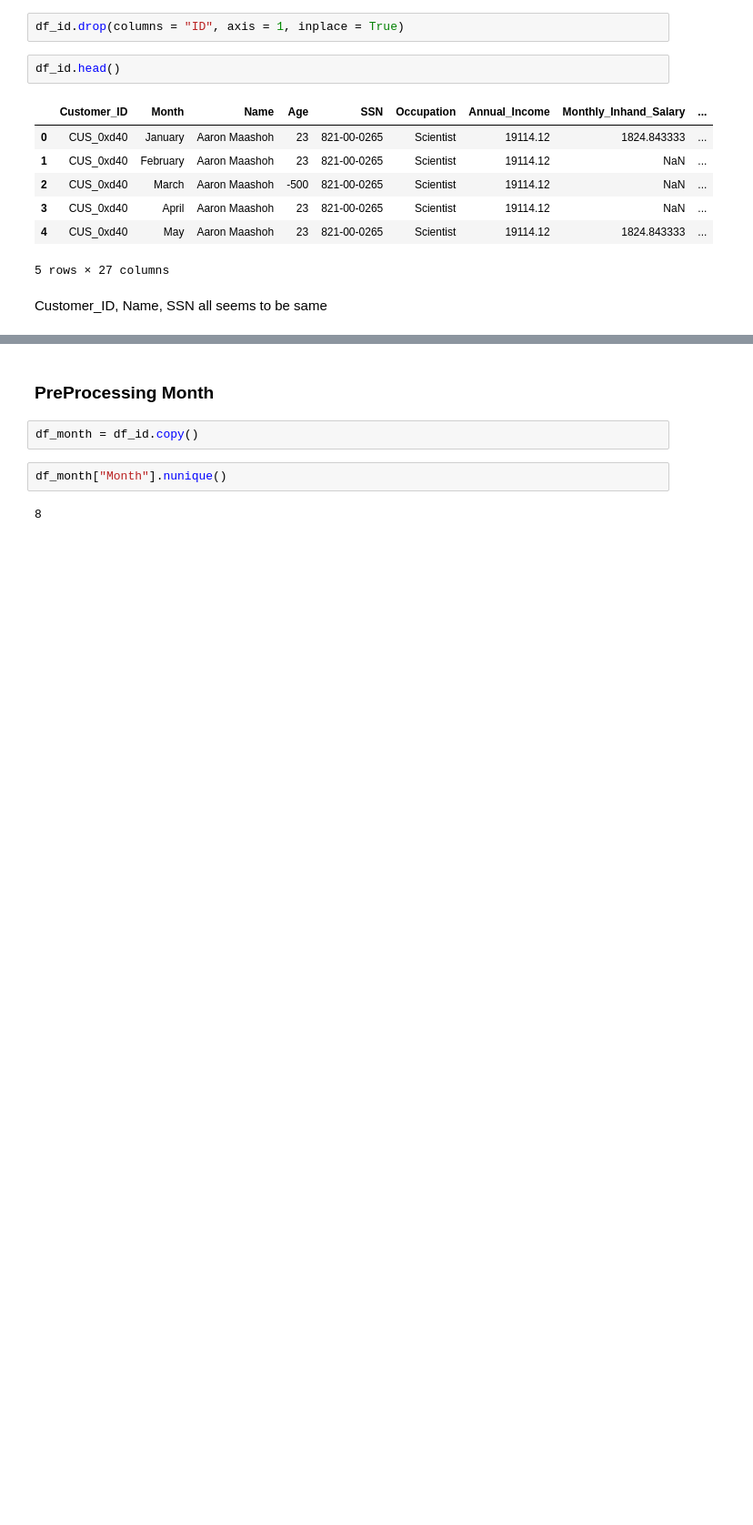
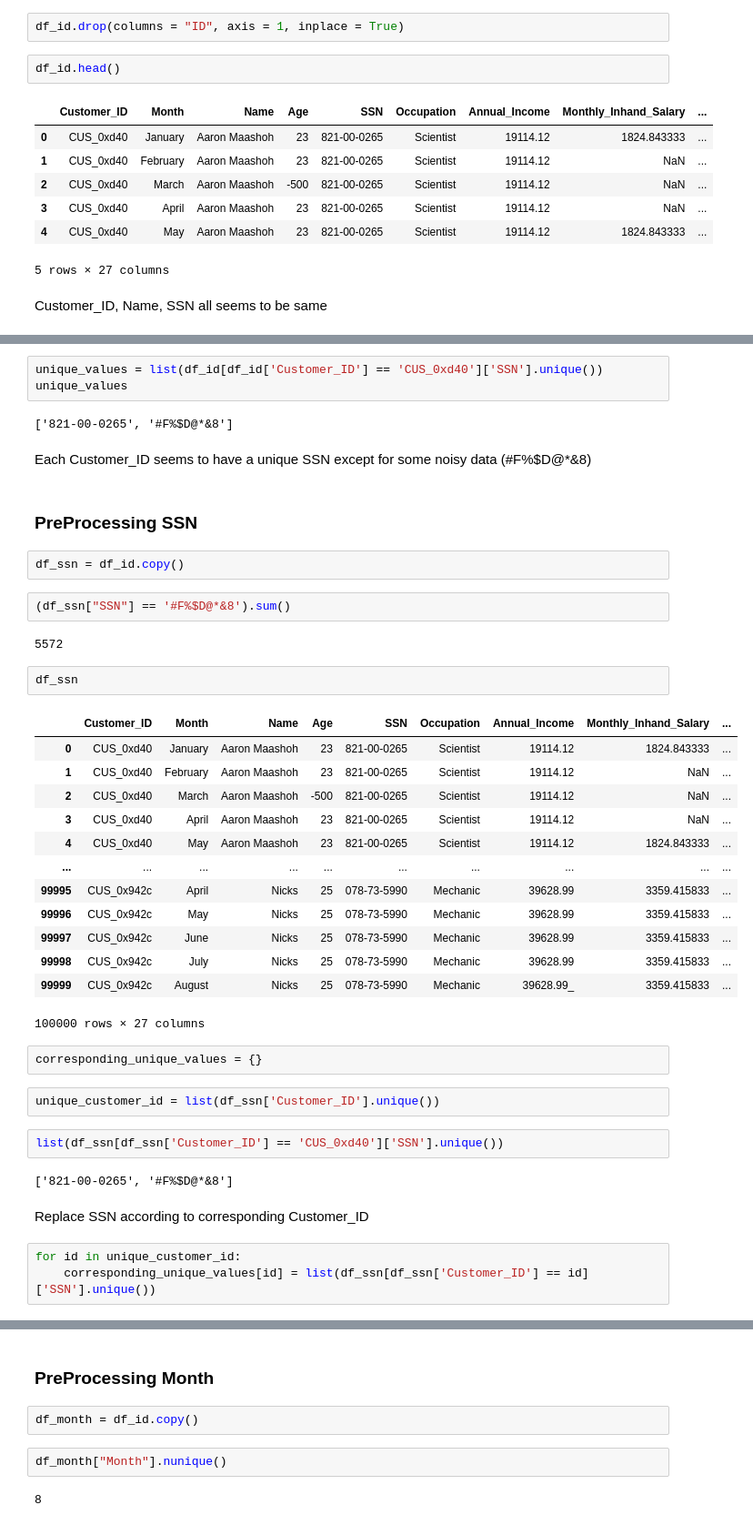
Before and after one commit to HordesOfGhost/Learning_EDA, a Jupyter notebook: Credit_Analysis/notebook.ipynb, the cells around one changed output, grey strips where cells are left out. Shown at 91% size. Drawn from its saved outputs; the diff is of its cells as text; blank space fills up the shorter version.

```diff
--- a/Credit_Analysis/notebook.ipynb
+++ b/Credit_Analysis/notebook.ipynb
@@ -60,0 +85,44 @@ df_id["Customer_ID"].nunique()
+# %%
+unique_values = list(df_id[df_id['Customer_ID'] == 'CUS_0xd40']['SSN'].unique())
+unique_values
+# %% [output]
+['821-00-0265', '#F%$D@*&8']
+# %% [markdown]
+Each Customer_ID seems to have a unique SSN except for some noisy data (#F%$D@*&8)
+# %% [markdown]
+### PreProcessing SSN
+# %%
+df_ssn = df_id.copy()
+# %%
+(df_ssn["SSN"] == '#F%$D@*&8').sum()
+# %% [output]
+5572
+# %%
+df_ssn
+# %% [output]
+|  | Customer_ID | Month | Name | Age | SSN | Occupation | Annual_Income | Monthly_Inhand_Salary | ... |
+| 0 | CUS_0xd40 | January | Aaron Maashoh | 23 | 821-00-0265 | Scientist | 19114.12 | 1824.843333 | ... |
+| 1 | CUS_0xd40 | February | Aaron Maashoh | 23 | 821-00-0265 | Scientist | 19114.12 | NaN | ... |
+| 2 | CUS_0xd40 | March | Aaron Maashoh | -500 | 821-00-0265 | Scientist | 19114.12 | NaN | ... |
+| 3 | CUS_0xd40 | April | Aaron Maashoh | 23 | 821-00-0265 | Scientist | 19114.12 | NaN | ... |
+| 4 | CUS_0xd40 | May | Aaron Maashoh | 23 | 821-00-0265 | Scientist | 19114.12 | 1824.843333 | ... |
+| ... | ... | ... | ... | ... | ... | ... | ... | ... | ... |
+| 99995 | CUS_0x942c | April | Nicks | 25 | 078-73-5990 | Mechanic | 39628.99 | 3359.415833 | ... |
+| 99996 | CUS_0x942c | May | Nicks | 25 | 078-73-5990 | Mechanic | 39628.99 | 3359.415833 | ... |
+| 99997 | CUS_0x942c | June | Nicks | 25 | 078-73-5990 | Mechanic | 39628.99 | 3359.415833 | ... |
+| 99998 | CUS_0x942c | July | Nicks | 25 | 078-73-5990 | Mechanic | 39628.99 | 3359.415833 | ... |
+| 99999 | CUS_0x942c | August | Nicks | 25 | 078-73-5990 | Mechanic | 39628.99_ | 3359.415833 | ... |
+100000 rows × 27 columns
+# %%
+corresponding_unique_values = {}
+# %%
+unique_customer_id = list(df_ssn['Customer_ID'].unique())
+# %%
+list(df_ssn[df_ssn['Customer_ID'] == 'CUS_0xd40']['SSN'].unique())
+# %% [output]
+['821-00-0265', '#F%$D@*&8']
+# %% [markdown]
+Replace SSN according to corresponding Customer_ID
+# %%
+for id in unique_customer_id:
+    corresponding_unique_values[id] = list(df_ssn[df_ssn['Customer_ID'] == id]['SSN'].unique())
```
Also changed, not shown: parts of 17 cells of this notebook.
